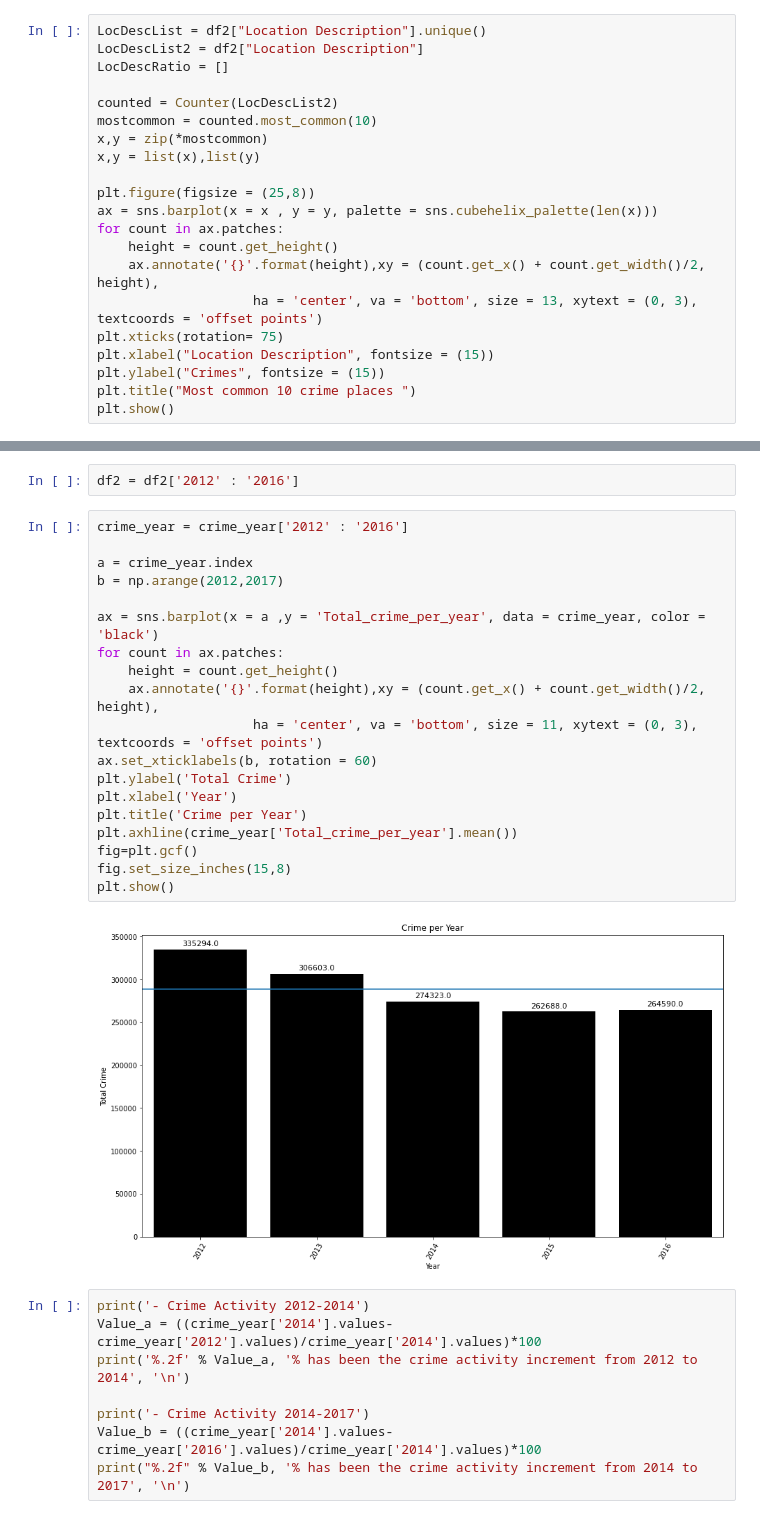
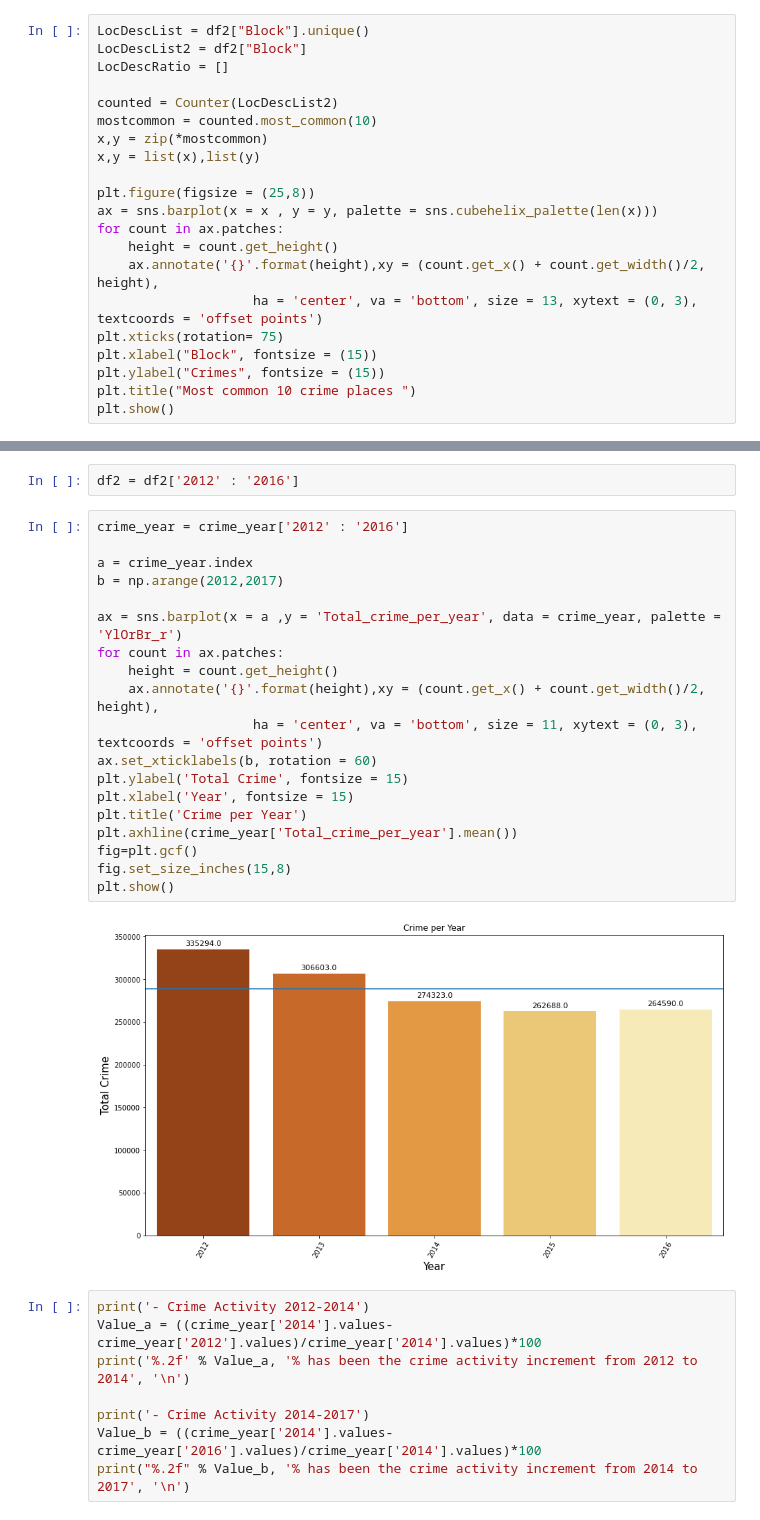
Before and after one commit to IamREX622/Analysis-on-Crimes-in-Chicago-2012-2017-, a Jupyter notebook: Crimes in chicago.ipynb, the cells around one changed output, grey strips where cells are left out. Drawn from its saved outputs; the diff is of its cells as text.

```diff
--- a/Crimes in chicago.ipynb
+++ b/Crimes in chicago.ipynb
@@ -964,8 +958,8 @@ plt.show()
 # %% [markdown]
 ### WHAT ARE THE MOST COMMON PLACES OF CRIMES?
 # %%
-LocDescList = df2["Location Description"].unique()
-LocDescList2 = df2["Location Description"]
+LocDescList = df2["Block"].unique()
+LocDescList2 = df2["Block"]
 LocDescRatio = []
 
 counted = Counter(LocDescList2)
@@ -980,7 +974,7 @@ for count in ax.patches:
     ax.annotate('{}'.format(height),xy = (count.get_x() + count.get_width()/2, height),
                     ha = 'center', va = 'bottom', size = 13, xytext = (0, 3), textcoords = 'offset points')
 plt.xticks(rotation= 75)
-plt.xlabel("Location Description", fontsize = (15))
+plt.xlabel("Block", fontsize = (15))
 plt.ylabel("Crimes", fontsize = (15))
 plt.title("Most common 10 crime places ")
 plt.show()
@@ -1074,24 +1068,24 @@ df2 = df2['2012' : '2016']
 # %%
 crime_year = crime_year['2012' : '2016']
 
 a = crime_year.index
 b = np.arange(2012,2017)
 
-ax = sns.barplot(x = a ,y = 'Total_crime_per_year', data = crime_year, color = 'black')
+ax = sns.barplot(x = a ,y = 'Total_crime_per_year', data = crime_year, palette = 'YlOrBr_r')
 for count in ax.patches:
     height = count.get_height()
     ax.annotate('{}'.format(height),xy = (count.get_x() + count.get_width()/2, height),
                     ha = 'center', va = 'bottom', size = 11, xytext = (0, 3), textcoords = 'offset points')
 ax.set_xticklabels(b, rotation = 60)
-plt.ylabel('Total Crime')
-plt.xlabel('Year')
+plt.ylabel('Total Crime', fontsize = 15)
+plt.xlabel('Year', fontsize = 15)
 plt.title('Crime per Year')
 plt.axhline(crime_year['Total_crime_per_year'].mean())
 fig=plt.gcf()
 fig.set_size_inches(15,8)
 plt.show()
 # %% [output]
-[figure, old version]
+[figure, new version]
 # %%
 print('- Crime Activity 2012-2014')
 Value_a = ((crime_year['2014'].values- crime_year['2012'].values)/crime_year['2014'].values)*100
```
Also changed, not shown: parts of 10 cells of this notebook.
